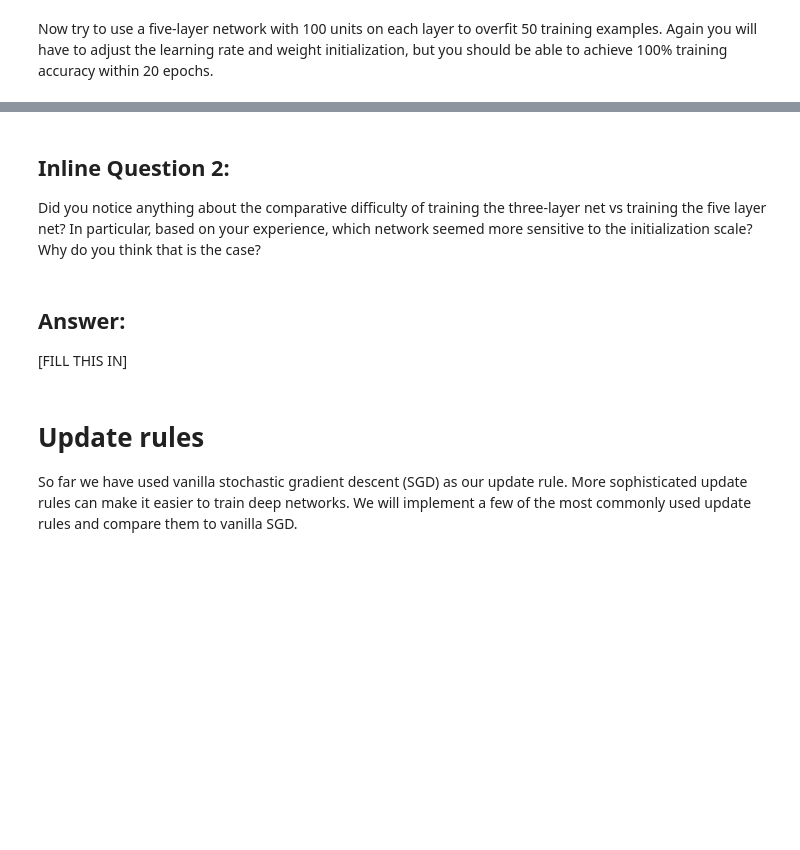
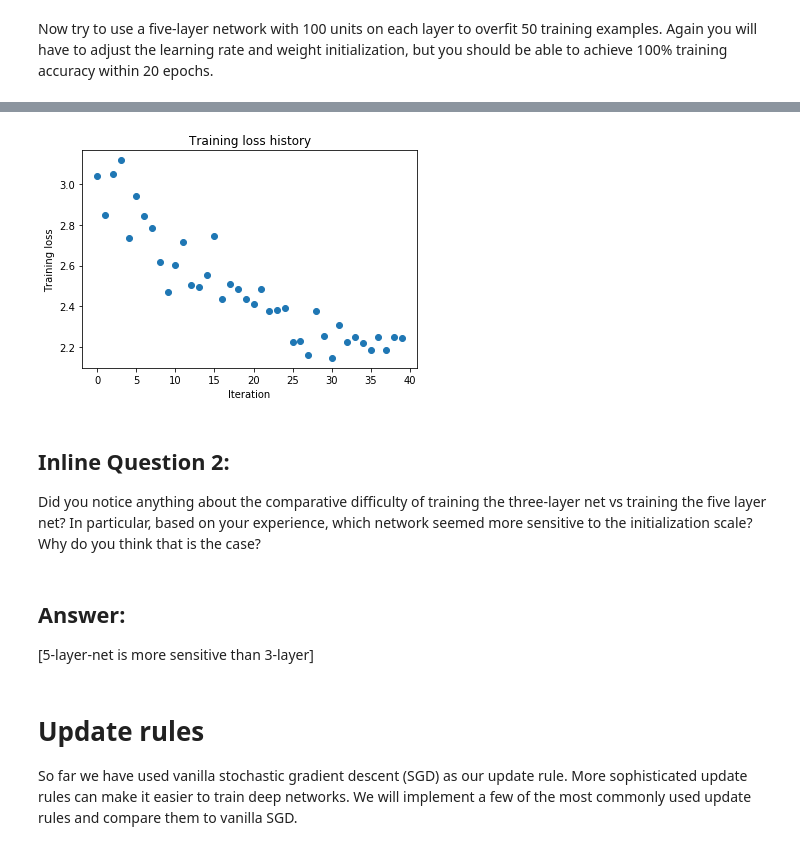
Before and after one commit to wintersone/cs231n, a Jupyter notebook: assignment2/FullyConnectedNets.ipynb, the cells around one changed output, grey strips where cells are left out. Cells and saved outputs as stored; diff of their text form; code cells hidden in the pictures; blank space fills up the shorter version.

```diff
--- a/assignment2/FullyConnectedNets.ipynb
+++ b/assignment2/FullyConnectedNets.ipynb
@@ -465,8 +501,8 @@ small_data = {
   'y_val': data['y_val'],
 }
 
-learning_rate = 2e-3
-weight_scale = 1e-5
+learning_rate = 1e-3
+weight_scale = 3e-2
 model = FullyConnectedNet([100, 100, 100, 100],
                 weight_scale=weight_scale, dtype=np.float64)
 solver = Solver(model, small_data,
@@ -483,3 +519,4 @@ plt.title('Training loss history')
 plt.xlabel('Iteration')
 plt.ylabel('Training loss')
 plt.show()
+# %% [output]
@@ -486,9 +540,10 @@ plt.show()
+[figure, added]
 # %% [markdown]
 ## Inline Question 2:
 Did you notice anything about the comparative difficulty of training the three-layer net vs training the five layer net? In particular, based on your experience, which network seemed more sensitive to the initialization scale? Why do you think that is the case?
-# %% [markdown]
-## Answer:
-[FILL THIS IN]
+# %% [markdown]
+## Answer:
+[5-layer-net is more sensitive than 3-layer]
 # %% [markdown]
 # Update rules
 So far we have used vanilla stochastic gradient descent (SGD) as our update rule. More sophisticated update rules can make it easier to train deep networks. We will implement a few of the most commonly used update rules and compare them to vanilla SGD.
```
Also changed, not shown: parts of 10 cells of this notebook, 2 other files.
